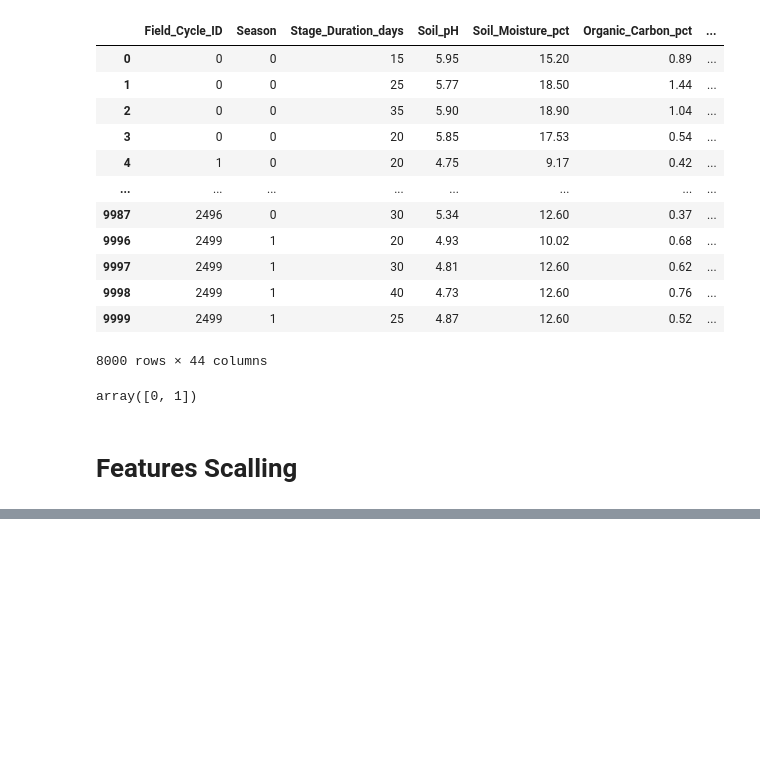
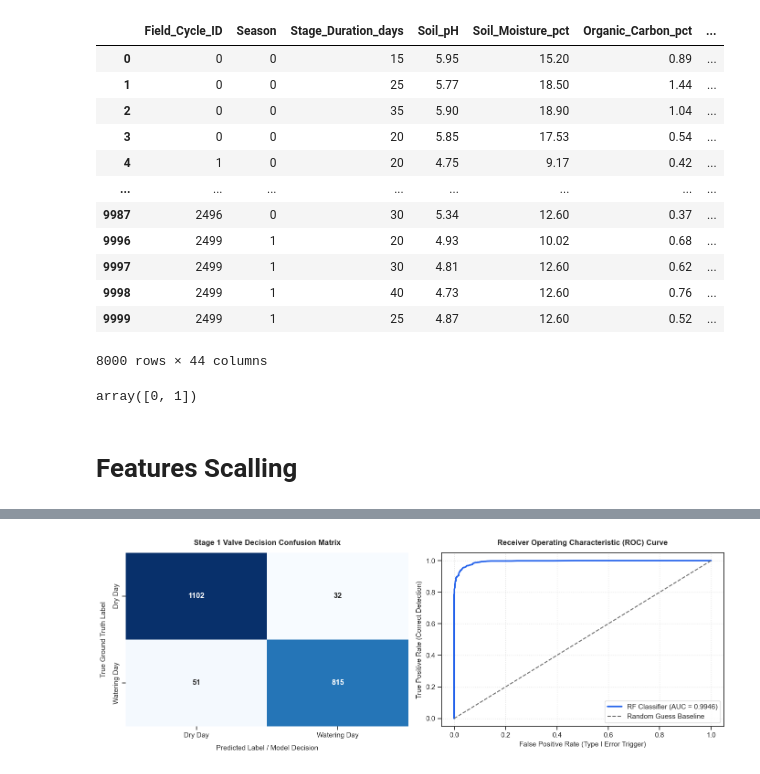
Before and after one commit to ShabeebMhd/Irrigation-water-requirement-prediction, a Jupyter notebook: Preprocessing/Final_Corrected_Irrigation water requirement prediction.ipynb, the cells around one changed output, grey strips where cells are left out. Saved outputs shown, nothing was run; the diff lists cells and outputs as text; code cells hidden in the pictures; blank space fills up the shorter version.

```diff
--- a/Preprocessing/Final_Corrected_Irrigation water requirement prediction.ipynb
+++ b/Preprocessing/Final_Corrected_Irrigation water requirement prediction.ipynb
@@ -700,0 +982,18 @@ X_test_scaled = pd.DataFrame(
+# %%
+import pandas as pd
+# FIX 1: Import Classifier instead of Regressor
+from sklearn.ensemble import RandomForestClassifier
+
+# 1. Initialize and train the proper classification engine
+# FIX 2: Use RandomForestClassifier and point to your specific classification datasets
+clf_production_engine = RandomForestClassifier(n_estimators=100, random_state=42, n_jobs=-1)
+clf_production_engine.fit(X_train_clf_pre, y_train_clf)
+
+# 2. Extract and match scores using your classification feature columns
+rankings_clf = pd.Series(clf_production_engine.feature_importances_, index=X_train_clf_pre.columns)
+limited_features_clf = rankings_clf.nlargest(5).index.tolist()
+
+print("--- True Random Forest Classifier Rankings ---")
+print(rankings_clf.sort_values(ascending=False))
+
+print(f"\n✅ Use these 5 features for your cost-effective Stage 1 deployment pipeline:\n{limited_features_clf}")
@@ -700,0 +1060,62 @@ X_test_scaled = pd.DataFrame(
+# %%
+import numpy as np
+import matplotlib.pyplot as plt
+import seaborn as sns
+# 1. Import Proper Classification Reporting Modules
+from sklearn.metrics import (
+    classification_report,
+    confusion_matrix,
+    roc_auc_score,
+    roc_curve,
+    ConfusionMatrixDisplay
+)
+
+# 1. Predict on your SELECTED classification test features
+y_pred_class = best_rf_classifier.predict(X_test_clf_pre)
+y_pred_proba = best_rf_classifier.predict_proba(X_test_clf_pre)[:, 1]
+
+# 2. Calculate Final Performance Metrics on Unseen Classification Test Data
+final_auc = roc_auc_score(y_test_clf, y_pred_proba)
+
+print("🏆 FINAL TUNED STAGE 1 CLASSIFICATION MODEL REPORT")
+print("=" * 65)
+print(f"Final Model ROC AUC Score           : {final_auc:.4f}")
+print("=" * 65)
+# Generates complete Precision, Recall, and F1 breakdowns for both class 0 and class 1
+print(classification_report(y_test_clf, y_pred_class, target_names=['Dry Day (0)', 'Watering Day (1)']))
+print("=" * 65)
+
+# 3. Structural Evaluation Graphics Dashboard
+fig, axes = plt.subplots(1, 2, figsize=(14, 5))
+sns.set_theme(style="ticks")
+
+# Plot A: Confusion Matrix Heatmap (Reveals Valve Control Misclassifications)
+cm = confusion_matrix(y_test_clf, y_pred_class)
+sns.heatmap(
+    cm,
+    annot=True,
+    fmt='d',
+    cmap='Blues',
+    ax=axes[0],
+    xticklabels=['Dry Day', 'Watering Day'],
+    yticklabels=['Dry Day', 'Watering Day'],
+    cbar=False,
+    annot_kws={"size": 12, "weight": "bold"}
+)
+axes[0].set_xlabel('Predicted Label / Model Decision', fontsize=11, labelpad=10)
+axes[0].set_ylabel('True Ground Truth Label', fontsize=11, labelpad=10)
+axes[0].set_title('Stage 1 Valve Decision Confusion Matrix', fontsize=12, fontweight='bold', pad=12)
+
+# Plot B: ROC Curve (Evaluates General Classifier Separation Thresholds)
+fpr, tpr, thresholds = roc_curve(y_test_clf, y_pred_proba)
+axes[1].plot(fpr, tpr, color='#2563EB', linewidth=2.5, label=f'RF Classifier (AUC = {final_auc:.4f})')
+axes[1].plot([0, 1], [0, 1], color='dimgray', linestyle='--', linewidth=1.5, label='Random Guess Baseline')
+axes[1].set_xlabel('False Positive Rate (Type I Error Trigger)', fontsize=11)
+axes[1].set_ylabel('True Positive Rate (Correct Detection)', fontsize=11)
+axes[1].set_title('Receiver Operating Characteristic (ROC) Curve', fontsize=12, fontweight='bold', pad=12)
+axes[1].legend(loc='lower right')
+axes[1].grid(True, linestyle=':', alpha=0.6)
+
+plt.tight_layout()
+plt.show()
+# %% [output]
@@ -700,0 +1136 @@ X_test_scaled = pd.DataFrame(
+[figure, added]
```
Also changed, not shown: parts of 16 cells of this notebook.
